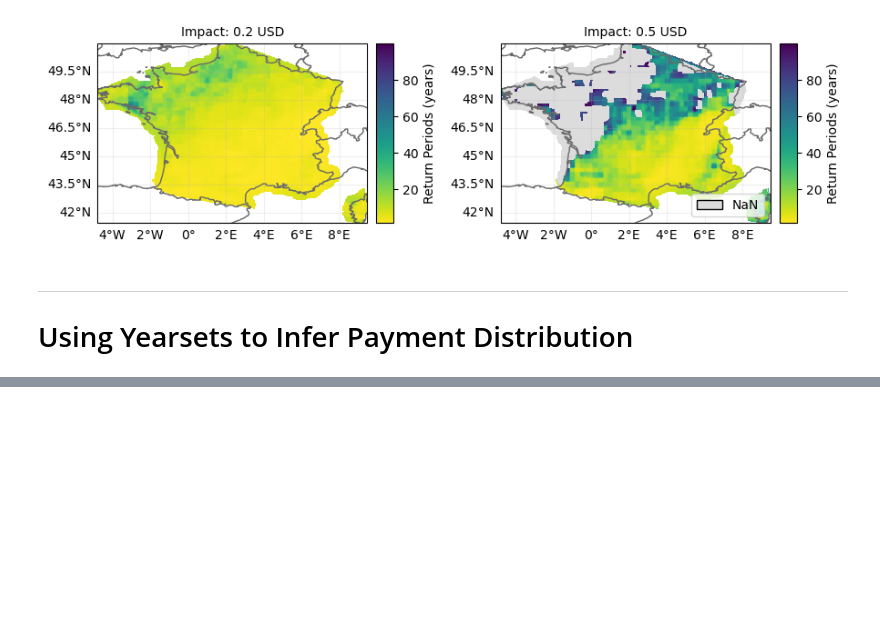
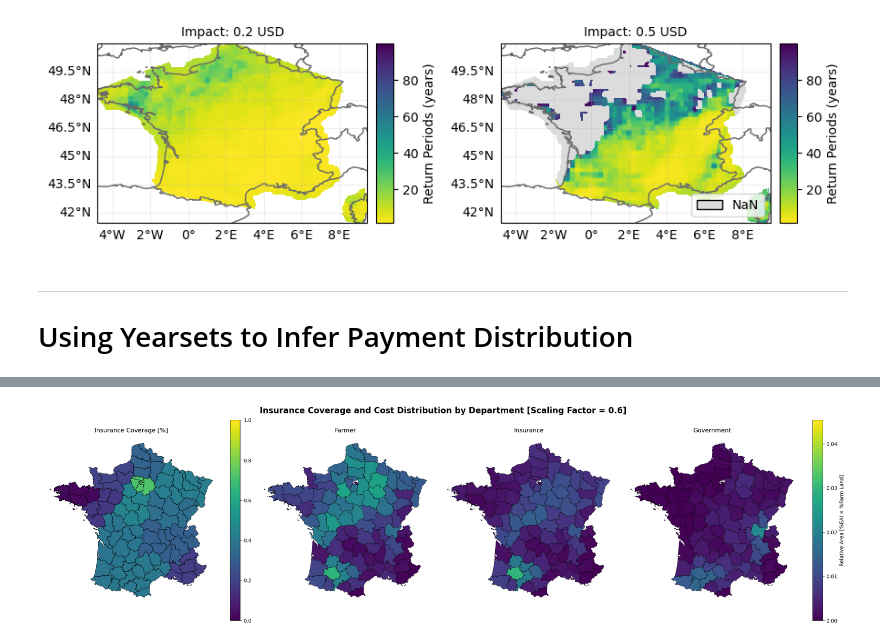
Before and after one commit to arvedluetzen/mus-climada, a Jupyter notebook: notebooks/0520_yearset-scenarios.ipynb, the cells around one changed output, grey strips where cells are left out. Cells and saved outputs as stored; diff of their text form; code cells hidden in the pictures; blank space fills up the shorter version.

```diff
--- a/notebooks/0520_yearset-scenarios.ipynb
+++ b/notebooks/0520_yearset-scenarios.ipynb
@@ -247,0 +534,7 @@ array([<GeoAxes: title={'center': 'Impact: 0.2 USD'}>,
+# %%
+f, axs = plot_scenario(scenarios_dict[0.5],
+                       title_addition="[Scaling Factor = 0.6]")
+
+plt.show()
+# %% [output]
+[figure, added]
```
Also changed, not shown: parts of 16 cells of this notebook.
